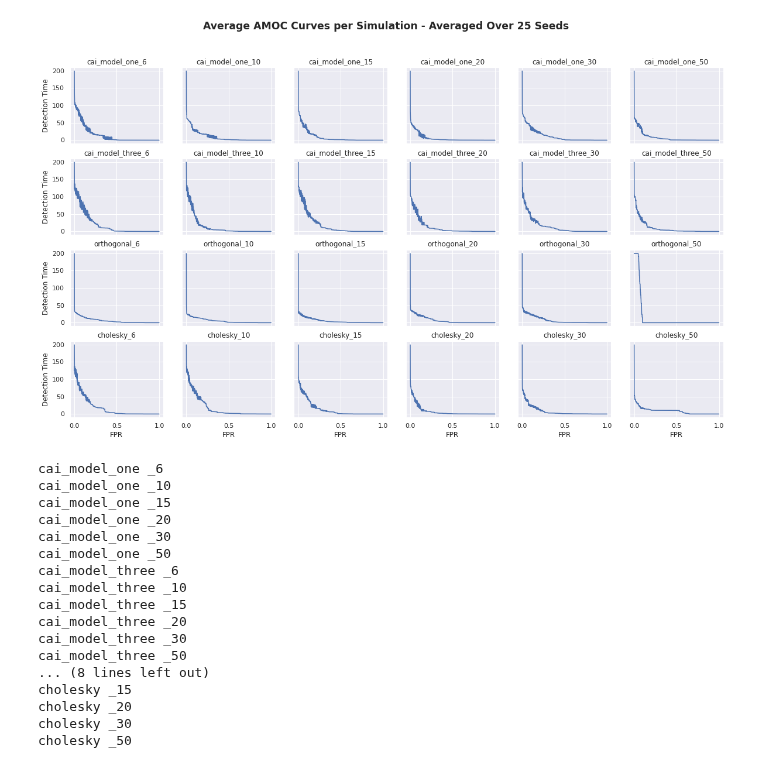
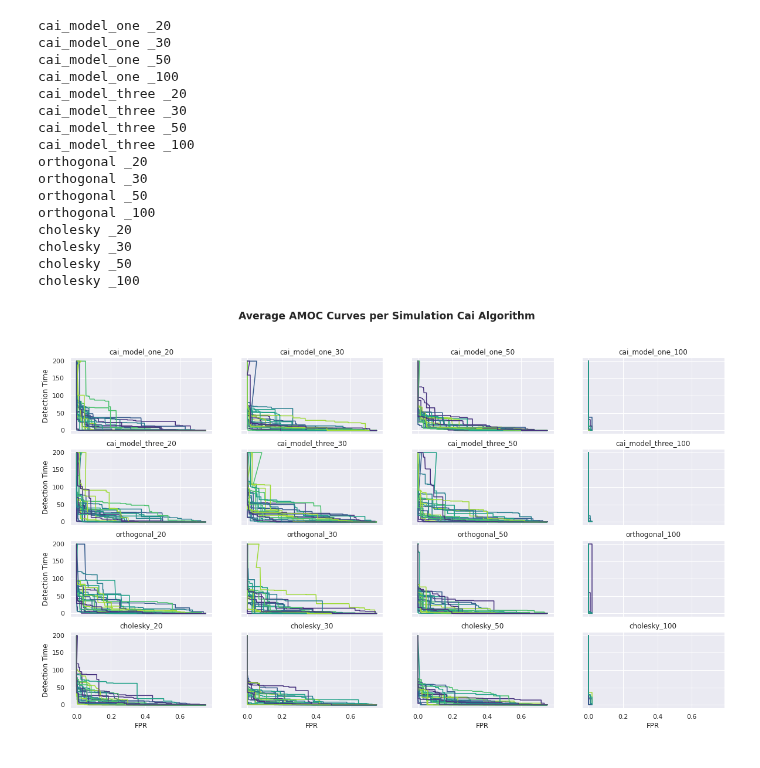
Before and after one commit to spaceonion1001/LD-CPD, a Jupyter notebook: notebooks/Results.ipynb, the cells around one changed output. Saved outputs shown, nothing was run; the diff lists cells and outputs as text; code cells hidden in the pictures.

Commit message:
Finalizing results

```diff
--- a/notebooks/Results.ipynb
+++ b/notebooks/Results.ipynb
@@ -120,18 +121,21 @@ sim_results_path_cai = '/home/dink/Documents/Research/Correlation-Changepoint-De
 # mult_coeff is only for dim=50
 simulation_prefixes = ['cai_model_one', 'cai_model_three',
                        'orthogonal', 'cholesky']
+#simulation_prefixes = ['cai_model_one']
 # no change only goes up to dim=30
 no_change_prefixes = ['cai_model_one_no_change', 'cai_model_three_no_change',
                        'orthogonal_no_change', 'cholesky_no_change']
 # handle dim=50 separately?
-simulation_dims = ['_6', '_10', '_15', '_20', '_30', '_50']
+simulation_dims = ['_20', '_30', '_50', '_100']
+#simulation_dims = ['_100']
 # random seeds
 random_seeds = np.arange(50, 75)
+random_seeds_dim_100 = np.arange(50, 60)
 # first possible detection time
 first_possible_detect_time = 401
 last_possible_detect_time = 600
 # %%
-def amoc_lrt_vals(lrt_vals):
+def amoc_lrt_vals(lrt_vals, first_possible_detect_time, last_possible_detect_time):
     # input should be padded vals
     p_vals = np.array([chi2.pdf(lrt_vals[:, i], 2) for i in range(lrt_vals.shape[1])]).T
     p_vals_corrected = apply_fdr_correction(p_vals)
@@ -232,5 +248,5 @@ anderson_decomp_fdr = all_amoc_thresholds
 # %%
-fig, ax = plt.subplots(4, 6, figsize = (20, 11), sharex=True, sharey=True)
+fig, ax = plt.subplots(4, 7, figsize = (20, 11), sharex=True, sharey=True)
 
 counter = 0
 for i in range(ax.shape[0]):
@@ -245,10 +261,8 @@ for ax_ in ax.flat:
 # Hide x labels and tick labels for top plots and y ticks for right plots.
 for ax_ in ax.flat:
     ax_.label_outer()
-fig.suptitle('Average AMOC Curves per Simulation - Averaged Over 25 Seeds',
+fig.suptitle('Average AMOC Curves per Simulation',
              fontsize='x-large', fontweight='semibold');
-# %% [output]
-[figure, removed]
 # %%
 @jit(nopython=True)
 def indicator_global_stat(p, alpha=0.01):
@@ -311,7 +325,7 @@ def amoc_gen_cai(alarms, first_detect_time, last_detect_time, max_time_detection
 
     return FPR_array, detection_array
 
-def amoc_lrt_vals_cai(lrt_vals, dim):
+def amoc_lrt_vals_cai(lrt_vals, dim, first_possible_detect_time, last_possible_detect_time):
     # input should be padded vals
     #p_vals = np.array([chi2.pdf(lrt_vals[:, i], 2) for i in range(lrt_vals.shape[1])]).T
     fprs = []
@@ -333,29 +347,42 @@ This box is for loading Cai Algorithm results
 """
 
 all_sims_names = []
-all_fprs = []
-all_detects = []
+all_fprs_cai = []
+all_detects_cai = []
 all_amoc_means = []
 all_amoc_thresholds = []
 for sim in simulation_prefixes:
     for dim in simulation_dims:
+        if dim == '_100':
+            curr_r_seeds = random_seeds_dim_100
+        else:
+            curr_r_seeds = random_seeds
         print(sim, dim)
         curr_fprs = []
         curr_detects = []
         fpr_detect_pairs = []
-        for seed in random_seeds:
+        for seed in curr_r_seeds:
             full_path = os.path.join(sim_results_path_cai, sim+dim+"/"+str(seed))
             lrt_vals = np.loadtxt(os.path.join(full_path, 'global_test_vals.csv'), delimiter=',')
             lrt_vals_padded = np.pad(lrt_vals, 100, mode='constant')
             changed_indices = np.loadtxt(os.path.join(full_path, 'changed_indx.csv')).astype(int)
             #H_s = get_h_matrices(full_path, num_mats=lrt_vals_padded.shape[1], dim=int(dim[1:]))
-            fpr_result, detect_result = amoc_lrt_vals_cai(lrt_vals_padded, dim=int(dim[1:]))
+            if dim == '_100':
+                fpr_result, detect_result = amoc_lrt_vals_cai(lrt_vals_padded,
+                                                              first_possible_detect_time=102,
+                                                              last_possible_detect_time=301,
+                                                              dim=int(dim[1:]))
+            else:
+                fpr_result, detect_result = amoc_lrt_vals_cai(lrt_vals_padded,
+                                                              first_possible_detect_time=first_possible_detect_time,
+                                                              last_possible_detect_time=last_possible_detect_time,
+                                                              dim=int(dim[1:]))
             curr_fprs.append(fpr_result)
             curr_detects.append(detect_result)
             merged_list = [(fpr_result[i], detect_result[i]) for i in range(0, len(fpr_result))]
             fpr_detect_pairs.append(merged_list)
-        all_fprs.append(curr_fprs)
-        all_detects.append(curr_detects)
+        all_fprs_cai.append(curr_fprs)
+        all_detects_cai.append(curr_detects)
         means_per_threshold, thresholds = average_AMOC(np.array(fpr_detect_pairs))
         all_amoc_means.append(list(means_per_threshold))
         all_amoc_thresholds.append(thresholds)
@@ -366,23 +393,43 @@ for sim in simulation_prefixes:
 #         plt.title('Average AMOC Curve for {} at dim {}'.format(sim, dim))
 all_amoc_means = np.array(all_amoc_means)
 all_amoc_thresholds = np.array(all_amoc_thresholds)
-all_fprs = np.array(all_fprs)
-all_detects = np.array(all_detects)
 # %% [output]
-cai_model_one _6
-cai_model_one _10
-cai_model_one _15
 cai_model_one _20
 cai_model_one _30
 cai_model_one _50
-cai_model_three _6
-cai_model_three _10
-cai_model_three _15
+cai_model_one _100
 cai_model_three _20
 cai_model_three _30
 cai_model_three _50
-... (8 lines left out)
-cholesky _15
+cai_model_three _100
+orthogonal _20
+orthogonal _30
+orthogonal _50
+orthogonal _100
 cholesky _20
 cholesky _30
 cholesky _50
+cholesky _100
+# %%
+fig, ax = plt.subplots(4, 4, figsize = (20, 11), sharex=True, sharey=True)
+
+counter = 0
+for i in range(ax.shape[0]):
+    for j in range(ax.shape[1]):
+        curr_fdrs = all_fprs_cai[counter]
+        curr_detects = all_detects_cai[counter]
+        for k in range(len(curr_fdrs)):
+            ax[i,j].plot(curr_fdrs[k], curr_detects[k])
+            ax[i,j].set_title(all_sims_names[counter])
+        counter += 1
+
+for ax_ in ax.flat:
+    ax_.set(xlabel='FPR', ylabel='Detection Time')
+
+# Hide x labels and tick labels for top plots and y ticks for right plots.
+for ax_ in ax.flat:
+    ax_.label_outer()
+fig.suptitle('Average AMOC Curves per Simulation Cai Algorithm',
+             fontsize='x-large', fontweight='semibold');
+# %% [output]
+[figure, added]
```
Also changed, not shown: parts of 13 cells of this notebook, 4 other files.
